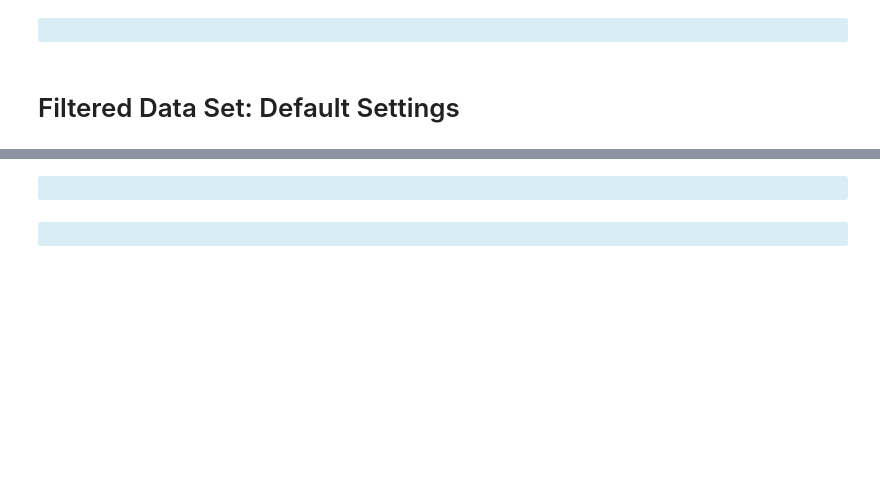
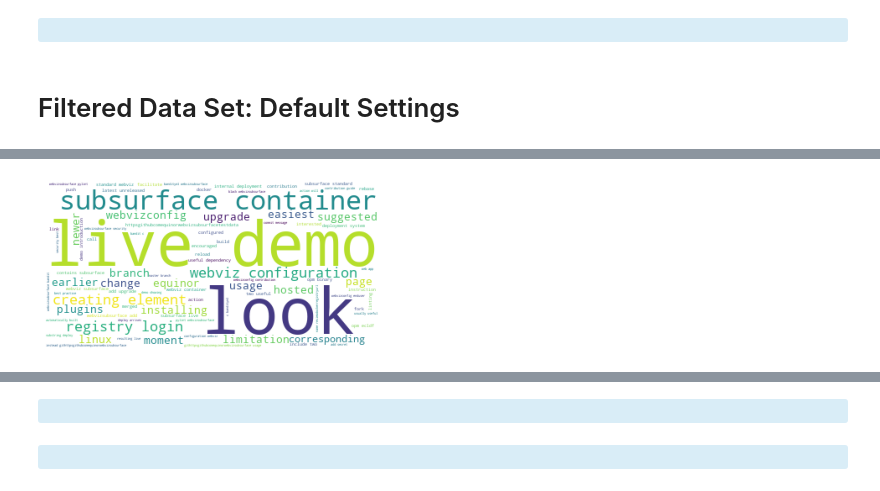
Before and after one commit to CSolitaire/side_projects, a Jupyter notebook: topic_modeling.ipynb, the cells around one changed output, grey strips where cells are left out. Cells and saved outputs as stored; diff of their text form; code cells hidden in the pictures; blank space fills up the shorter version.

```diff
--- a/topic_modeling.ipynb
+++ b/topic_modeling.ipynb
@@ -622,7 +627,7 @@ def lemmatize(string):
     return string
 
 
-def remove_stopwords(string):
+def remove_extra_words(string):
     '''
     This function takes in a string, optional extra_words and exclude_words parameters
     with default empty lists and returns a string.
@@ -1103,21 +1108,21 @@ def remove_stopwords(string):
      'work',
      'project',
      'workflow']
+
+    # Remove stopwords with Gensim Library
+   # string.apply(remove_stopwords)
+
     # Create stopword_list.
-    #stopword_list = stopwords.words('english')
-    #stopword_list.extend(extra_words)
-    #stopword_list = set(stopword_list).union(set(extra_words))
-    #print(f"Lenght of stopword list before:{len(stopword_list)}")
+    stopword_list = extra_words
 
     # Split words in string.
     words = string.split()
 
     # Create a list of words from my string with common words removed and assign to variable.
-    filtered_words = [word for word in words if word not in extra_words]
+    filtered_words = [word for word in words if word not in stopword_list]
 
     # Join words in the list back into strings and assign to a variable.
     string_without_stopwords = ' '.join(filtered_words)
-    string_without_stopwords = remove_stopwords(string_without_stopwords)
     return string_without_stopwords
 
 
@@ -1133,6 +1138,7 @@ def clean_data2(df):
     df['text_tokenized'] = df.text_cleaned.apply(tokenize)
     df['text_lemmatized'] = df.text_tokenized.apply(lemmatize)
     df['text_filtered'] = df.text_lemmatized.apply(remove_stopwords)
+    df['text_filtered'] = df.text_lemmatized.apply(remove_extra_words)
     # Add column with list of words
     words = [re.sub(r'([^a-z0-9\s]|\s.\s)', '', doc).split() for doc in df.text_filtered]
     df = pd.concat([df, pd.DataFrame({'words': words})], axis=1)
@@ -1176,8 +1189,8 @@ df3.Topic.value_counts()
 # %%
+t11_words = ' '.join(df3[df3.Topic ==11].text_filtered)
+t7_words = ' '.join(df3[df3.Topic ==7].text_filtered)
+t6_words = ' '.join(df3[df3.Topic ==6].text_filtered)
+t18_words = ' '.join(df3[df3.Topic ==18].text_filtered)
+t19_words = ' '.join(df3[df3.Topic ==19].text_filtered)
+t13_words = ' '.join(df3[df3.Topic ==13].text_filtered)
 t15_words = ' '.join(df3[df3.Topic ==15].text_filtered)
-t11_words = ' '.join(df3[df3.Topic ==11].text_filtered)
-t10_words = ' '.join(df3[df3.Topic ==10].text_filtered)
-t13_words = ' '.join(df3[df3.Topic ==13].text_filtered)
-t14_words = ' '.join(df3[df3.Topic ==14].text_filtered)
-t12_words = ' '.join(df3[df3.Topic ==12].text_filtered)
-t17_words = ' '.join(df3[df3.Topic ==17].text_filtered)
@@ -1183,0 +1204,7 @@ t17_words = ' '.join(df3[df3.Topic ==17].text_filtered)
+# %%
+img = WordCloud(background_color='white').generate(t7_words)
+plt.imshow(img)
+plt.axis('off')
+plt.show()
+# %% [output]
+[figure, added]
```
Also changed, not shown: parts of 59 cells of this notebook.
